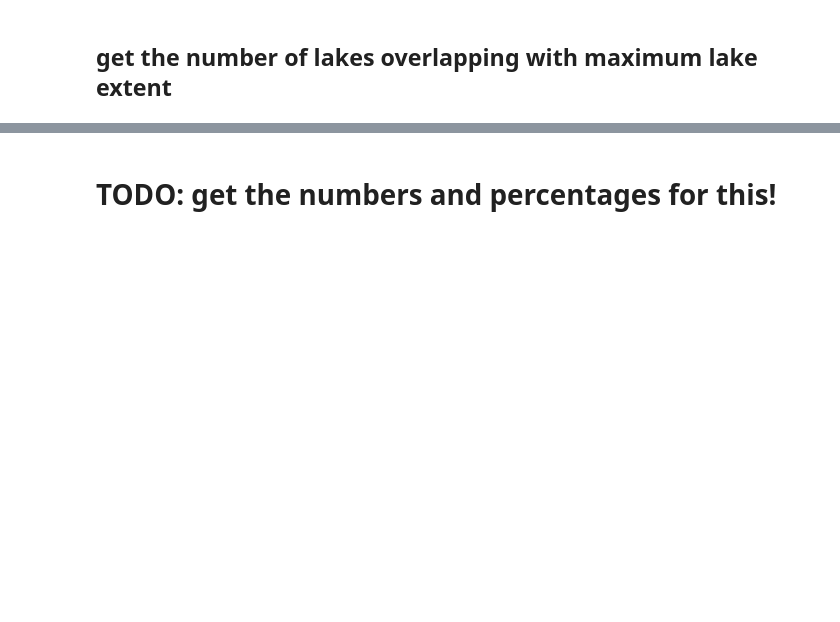
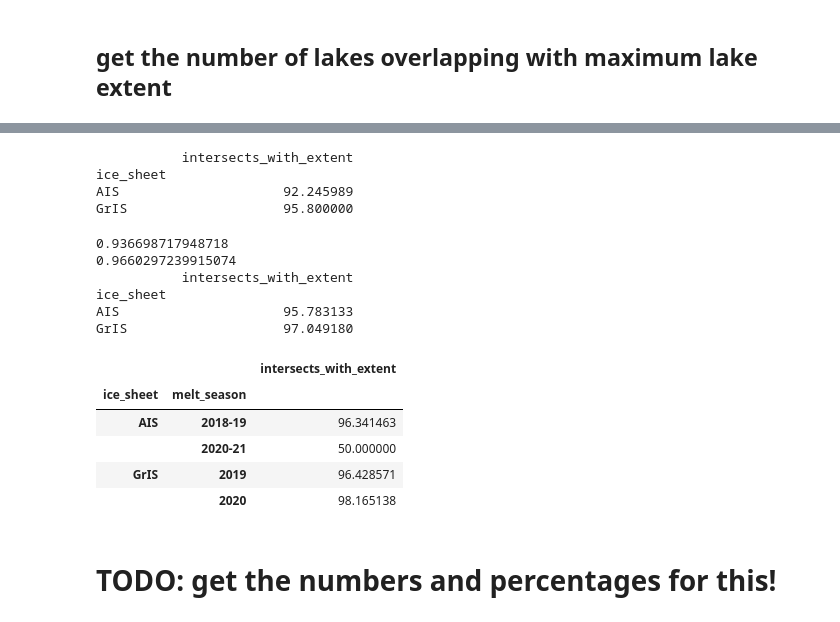
Before and after one commit to fliphilipp/icelakes-methods, a Jupyter notebook: 08-stats_comp.ipynb, the cells around one changed output, grey strips where cells are left out. Cells and saved outputs as stored; diff of their text form; code cells hidden in the pictures; blank space fills up the shorter version.

```diff
--- a/08-stats_comp.ipynb
+++ b/08-stats_comp.ipynb
@@ -211,7 +165,35 @@ B-C 2020-21 71.429%
 # %%
 # gdfl.to_csv('data/lakestats_methods_paper_depth_update_gtextents.csv', index=False)
 # %%
-gdfl = pd.read_csv('data/lakestats_methods_paper_depth_update_gtextents.csv')
+from shapely import wkt
+df = pd.read_csv('data/lakestats_methods_paper_depth_update_gtextents.csv')
+df['geometry'] = df['geometry'].apply(wkt.loads)
+gdfl = gpd.GeoDataFrame(df, crs='epsg:4326')
+print(gdfl.groupby(by=['ice_sheet'])[['intersects_with_extent']].mean()*100)
+# %% [output]
+           intersects_with_extent
+ice_sheet
+AIS                     92.245989
+GrIS                    95.800000
+# %%
+dfl_qual = gdfl[gdfl.lake_quality>0].copy()
+print(gdfl.intersects_with_extent.mean())
+print(dfl_qual.intersects_with_extent.mean())
+print(dfl_qual.groupby(by=['ice_sheet'])[['intersects_with_extent']].mean()*100)
+dfl_qual.groupby(by=['ice_sheet','melt_season'])[['intersects_with_extent']].mean()*100
+# %% [output]
+0.936698717948718
+0.9660297239915074
+           intersects_with_extent
+ice_sheet
+AIS                     95.783133
+GrIS                    97.049180
+|  |  | intersects_with_extent |
+| ice_sheet | melt_season |  |
+| AIS | 2018-19 | 96.341463 |
+|  | 2020-21 | 50.000000 |
+| GrIS | 2019 | 96.428571 |
+|  | 2020 | 98.165138 |
 # %% [markdown]
 # TODO: get the numbers and percentages for this!
 # %%
```
Also changed, not shown: parts of 31 cells of this notebook.
